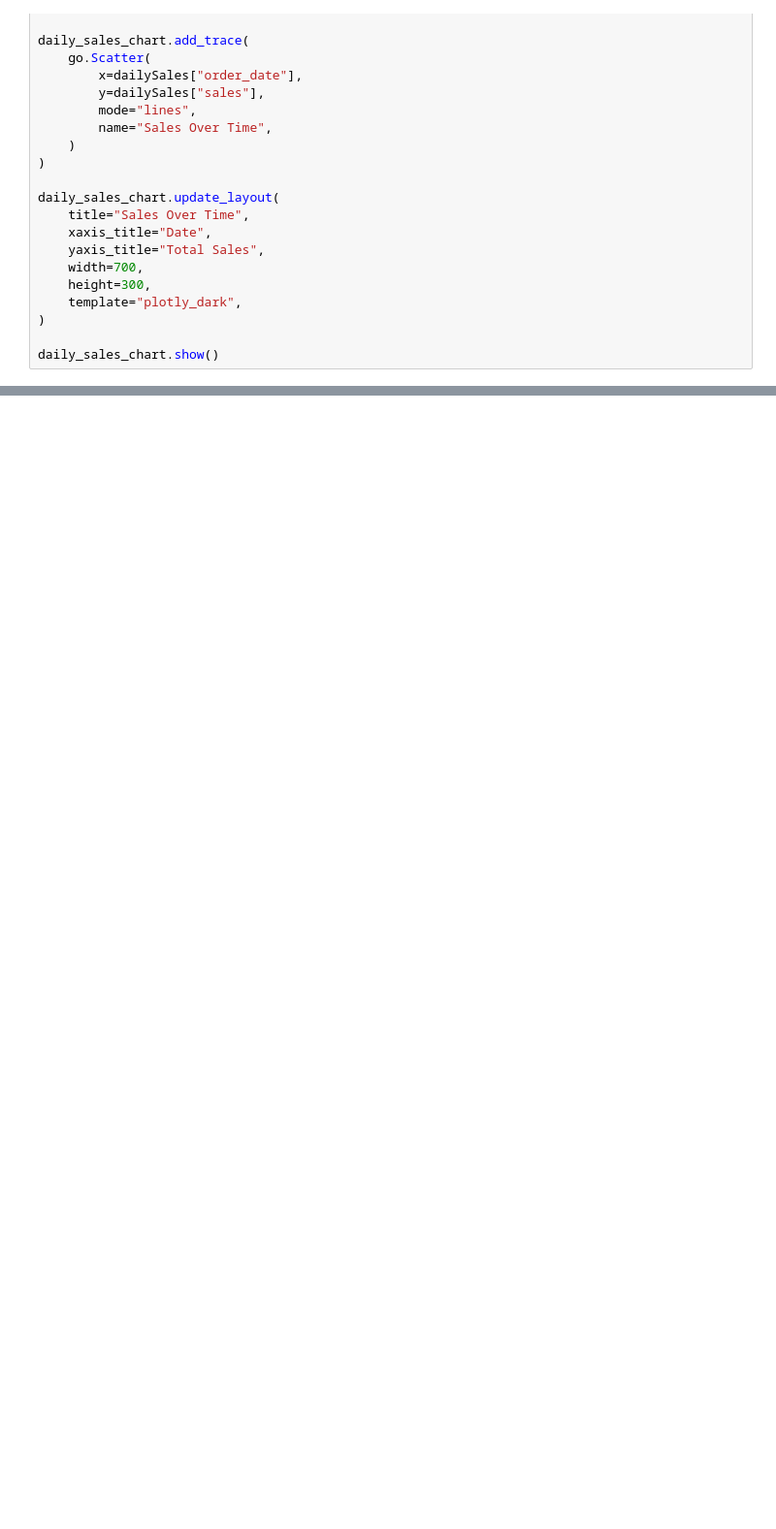
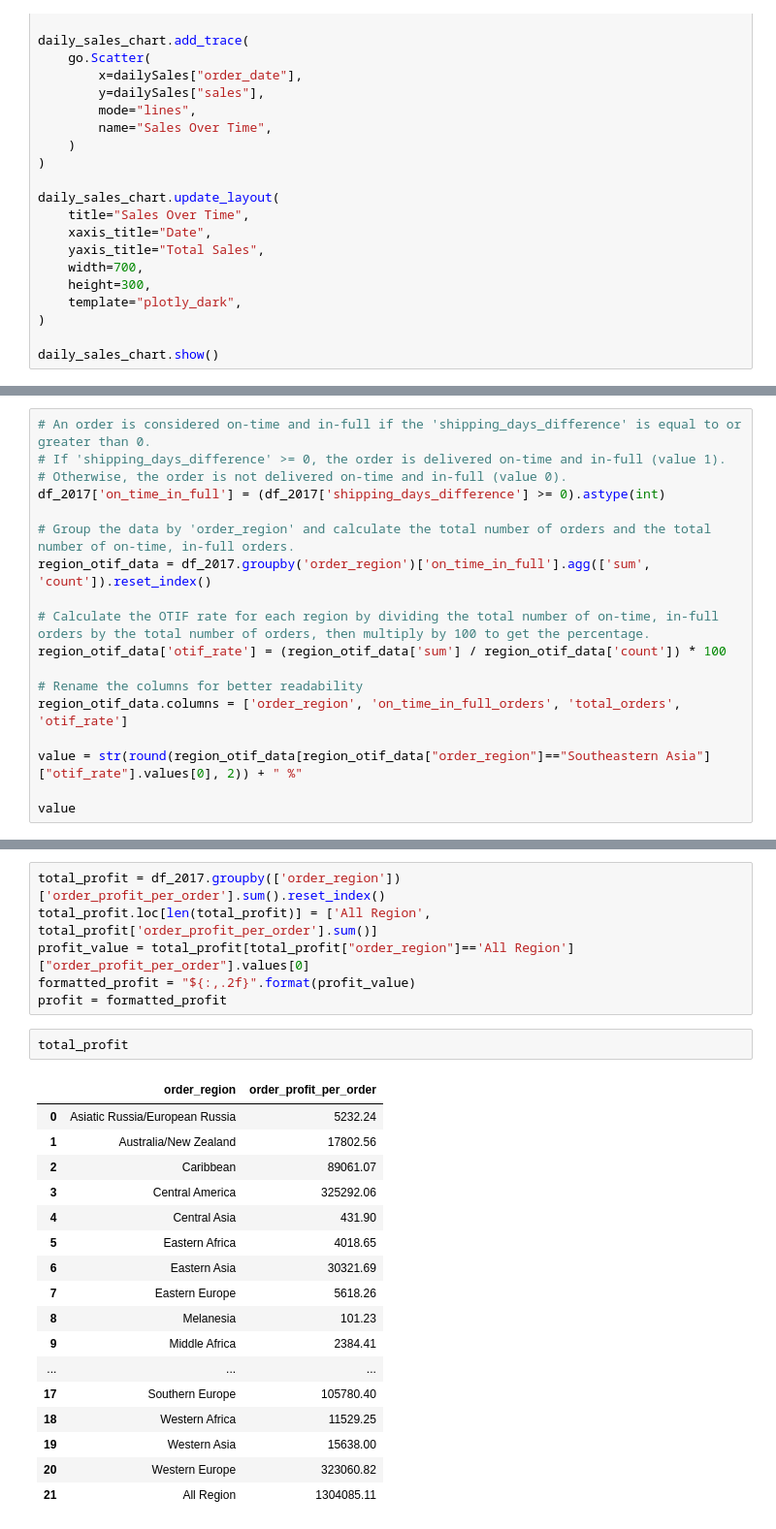
Before and after one commit to datawithalvin/pacmann-business-analytics, a Jupyter notebook: notebooks/build-dashboard-components.ipynb, the cells around one changed output, grey strips where cells are left out. Shown: that part at 97% size. Cells and saved outputs as stored; diff of their text form; blank space fills up the shorter version.

```diff
--- a/notebooks/build-dashboard-components.ipynb
+++ b/notebooks/build-dashboard-components.ipynb
@@ -354,0 +385,18 @@ daily_sales_chart.show()
+# %%
+# An order is considered on-time and in-full if the 'shipping_days_difference' is equal to or greater than 0.
+# If 'shipping_days_difference' >= 0, the order is delivered on-time and in-full (value 1).
+# Otherwise, the order is not delivered on-time and in-full (value 0).
+df_2017['on_time_in_full'] = (df_2017['shipping_days_difference'] >= 0).astype(int)
+
+# Group the data by 'order_region' and calculate the total number of orders and the total number of on-time, in-full orders.
+region_otif_data = df_2017.groupby('order_region')['on_time_in_full'].agg(['sum', 'count']).reset_index()
+
+# Calculate the OTIF rate for each region by dividing the total number of on-time, in-full orders by the total number of orders, then multiply by 100 to get the percentage.
+region_otif_data['otif_rate'] = (region_otif_data['sum'] / region_otif_data['count']) * 100
+
+# Rename the columns for better readability
+region_otif_data.columns = ['order_region', 'on_time_in_full_orders', 'total_orders', 'otif_rate']
+
+value = str(round(region_otif_data[region_otif_data["order_region"]=="Southeastern Asia"]["otif_rate"].values[0], 2)) + " %"
+
+value
@@ -354,0 +453,26 @@ daily_sales_chart.show()
+# %%
+total_profit = df_2017.groupby(['order_region'])['order_profit_per_order'].sum().reset_index()
+total_profit.loc[len(total_profit)] = ['All Region', total_profit['order_profit_per_order'].sum()]
+profit_value = total_profit[total_profit["order_region"]=='All Region']["order_profit_per_order"].values[0]
+formatted_profit = "${:,.2f}".format(profit_value)
+profit = formatted_profit
+# %%
+total_profit
+# %% [output]
+|  | order_region | order_profit_per_order |
+| 0 | Asiatic Russia/European Russia | 5232.24 |
+| 1 | Australia/New Zealand | 17802.56 |
+| 2 | Caribbean | 89061.07 |
+| 3 | Central America | 325292.06 |
+| 4 | Central Asia | 431.90 |
+| 5 | Eastern Africa | 4018.65 |
+| 6 | Eastern Asia | 30321.69 |
+| 7 | Eastern Europe | 5618.26 |
+| 8 | Melanesia | 101.23 |
+| 9 | Middle Africa | 2384.41 |
+| ... | ... | ... |
+| 17 | Southern Europe | 105780.40 |
+| 18 | Western Africa | 11529.25 |
+| 19 | Western Asia | 15638.00 |
+| 20 | Western Europe | 323060.82 |
+| 21 | All Region | 1304085.11 |
```
Also changed, not shown: parts of 11 cells of this notebook, 2 other files.
